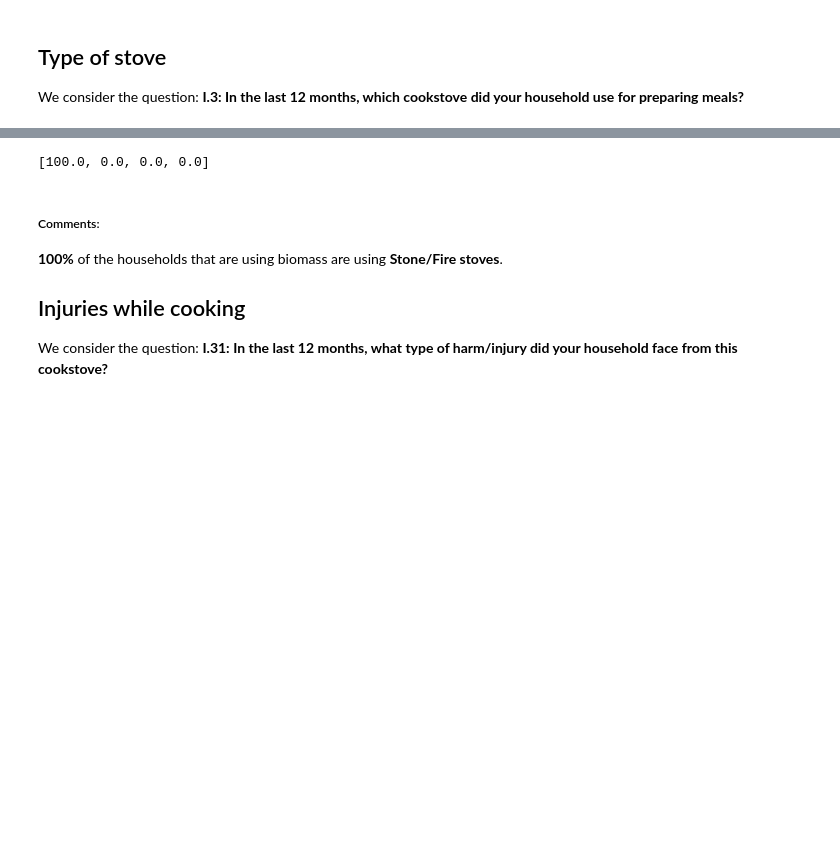
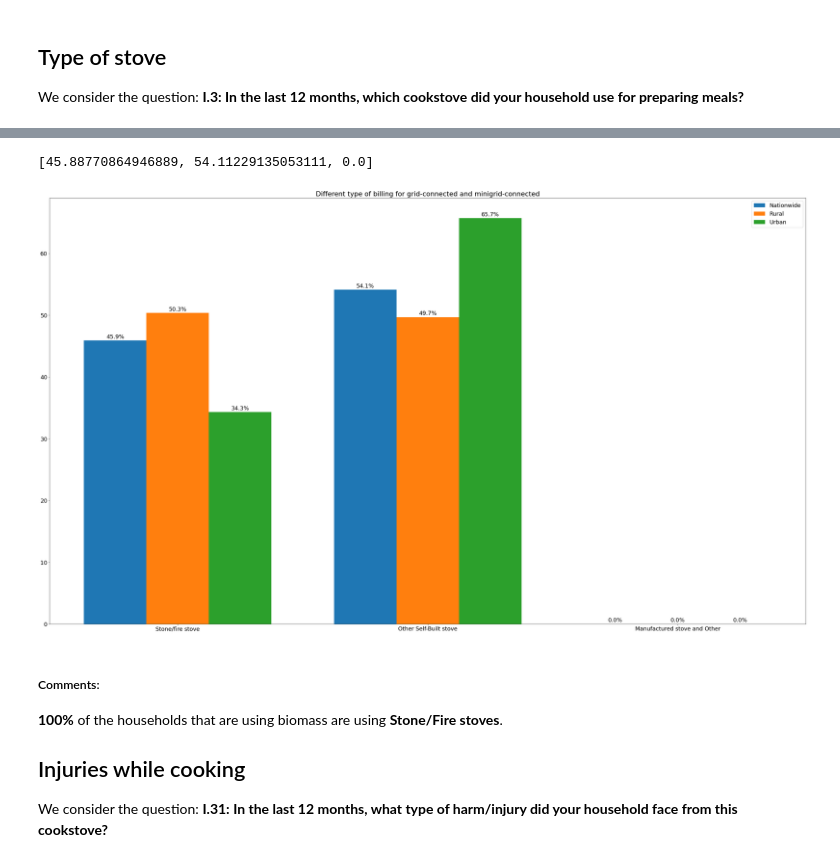
Before and after one commit to alfonsocaiazzo/esmap-mtf-data, a Jupyter notebook: mtf-book/rwanda/cooking_solutions.ipynb, the cells around one changed output, grey strips where cells are left out. Cells and saved outputs as stored; diff of their text form; code cells hidden in the pictures; blank space fills up the shorter version.

```diff
--- a/mtf-book/rwanda/cooking_solutions.ipynb
+++ b/mtf-book/rwanda/cooking_solutions.ipynb
@@ -215,0 +197,3 @@ data_I3
+# %%
+data_I3 =  data_I[['HHID','I3','habitat']].dropna()
+data_I3
@@ -216,21 +214,69 @@ data_I3
 # %%
 question_stove_type = 'I3'
 stove_types = []
+stove_types_rur = []
+stove_types_urb = []
 stove_labels = ['Stone/Fire stove','Other Self-built stove','Manufactured stove', 'Other']
+
+# Nationwide
+total_I3 = len(data_I3)
 for i in range(1,4):
     stove_types.append(len(data_I3[data_I3[question_stove_type]==i]))
 stove_types.append(len(data_I3[data_I3[question_stove_type]==555]))
 
-total_nat = sum(stove_types)
+stove_types_perc = []
+for i in range(len(stove_types)-1):
+    stove_types_perc.append(stove_types[i]*100/total_I3)
 
-stove_types_perc = []
-for i in range(len(stove_types)):
-    stove_types_perc.append(stove_types[i]*100/total_nat)
+# Rural
+data_I3_rur = data_I3[data_I3['habitat'] == 'rural']
+total_I3_rur = len(data_I3_rur)
+for i in range(1,4):
+    stove_types_rur.append(len(data_I3_rur[data_I3_rur[question_stove_type]==i]))
+stove_types_rur.append(len(data_I3_rur[data_I3_rur[question_stove_type]==555]))
 
+stove_types_perc_rur = []
+for i in range(len(stove_types_rur) - 1):
+    stove_types_perc_rur.append(stove_types_rur[i]*100/total_I3_rur)
+
+# Urban
+data_I3_urb = data_I3[data_I3['habitat'] == 'urban']
+total_I3_urb = len(data_I3_urb)
+for i in range(1,4):
+    stove_types_urb.append(len(data_I3_urb[data_I3_urb[question_stove_type]==i]))
+stove_types_urb.append(len(data_I3_urb[data_I3_urb[question_stove_type]==555]))
+
+stove_types_perc_urb = []
+for i in range(len(stove_types_urb)-1):
+    stove_types_perc_urb.append(stove_types_urb[i]*100/total_I3_urb)
 
 print(stove_types_perc)
 # %% [output]
-[100.0, 0.0, 0.0, 0.0]
+[45.88770864946889, 54.11229135053111, 0.0]
+# %%
+labels = ['Stone/fire stove','Other Self-Built stove', 'Manufactured stove and Other']
+
+x = np.arange(len(labels))  # the label locations
+width = 0.25  # the width of the bars
+
+fig,ax = plt.subplots(figsize=(35,20))
+rects1 = ax.bar(x - width, stove_types_perc, width, label='Nationwide')
+rects2 = ax.bar(x, stove_types_perc_rur, width, label='Rural')
+rects3 = ax.bar(x+ width, stove_types_perc_urb, width, label='Urban')
+
+
+autolabel(rects1)
+autolabel(rects2)
+autolabel(rects3)
+
+fig.tight_layout()
+ax.set_xticks(x)
+ax.set_xticklabels(labels)
+ax.legend()
+plt.title('Different type of billing for grid-connected and minigrid-connected')
+plt.show()
+# %% [output]
+[figure, added]
 # %% [markdown]
 ##### Comments:
 **100%** of the households that are using biomass are using **Stone/Fire stoves**.
```
Also changed, not shown: parts of 7 cells of this notebook.
